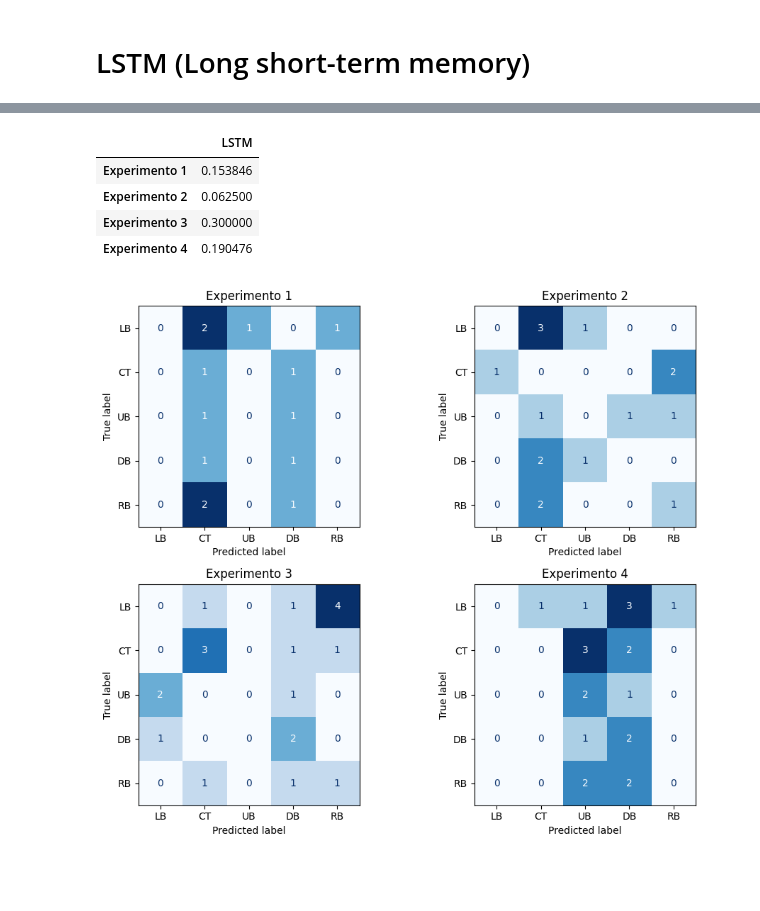
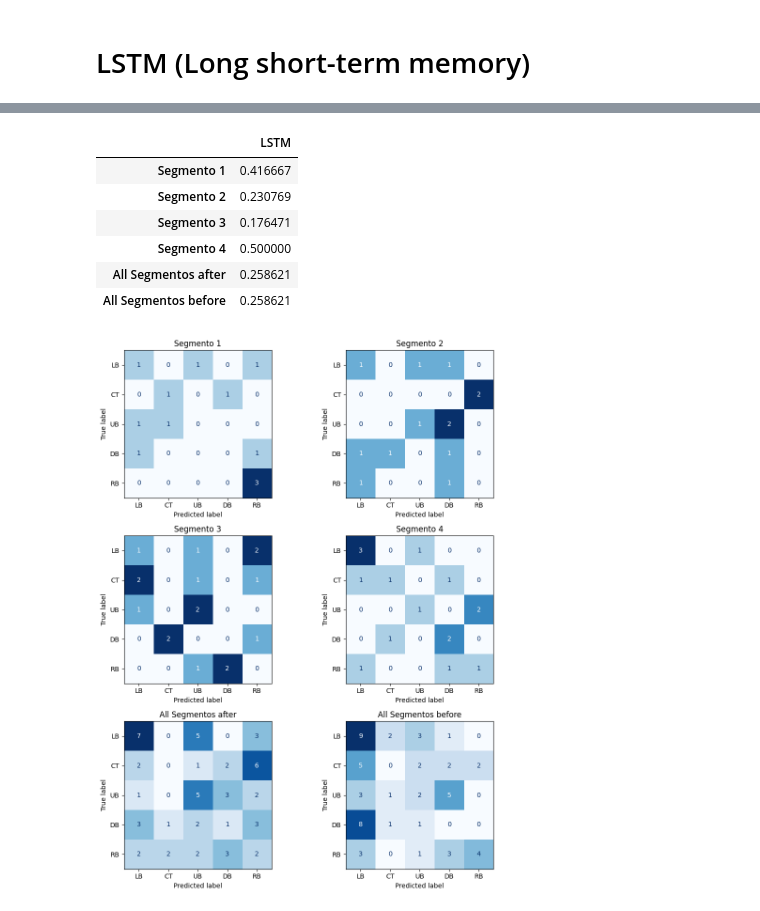
Before and after one commit to jpg1003/AnalisisEEG, a Jupyter notebook: codigo/notebooks/8.Deep_Learning-LSTM.ipynb, the cells around one changed output, grey strips where cells are left out. Saved outputs shown, nothing was run; the diff lists cells and outputs as text; code cells hidden in the pictures; blank space fills up the shorter version.

```diff
--- a/codigo/notebooks/8.Deep_Learning-LSTM.ipynb
+++ b/codigo/notebooks/8.Deep_Learning-LSTM.ipynb
@@ -15,10 +15,14 @@
 %run 3.Importaciones.ipynb
 %run 4.Variables_Clases.ipynb
 # %%
-experimento_1_nor = pd.read_csv('../datos/experimento_stscaler_1.csv', sep=',')
-experimento_2_nor = pd.read_csv('../datos/experimento_stscaler_2.csv', sep=',')
-experimento_3_nor = pd.read_csv('../datos/experimento_stscaler_3.csv', sep=',')
-experimento_4_nor = pd.read_csv('../datos/experimento_stscaler_4.csv', sep=',')
-experimento_all_nor = pd.read_csv('../datos/experimento_stscaler_all.csv', sep=',')
+datosEEG_seg1_standarizado = pd.read_csv('../datos/csv/seg1_stscaler.csv', sep=',')
+datosEEG_seg2_standarizado = pd.read_csv('../datos/csv/seg2_stscaler.csv', sep=',')
+datosEEG_seg3_standarizado = pd.read_csv('../datos/csv/seg3_stscaler.csv', sep=',')
+datosEEG_seg4_standarizado = pd.read_csv('../datos/csv/seg4_stscaler.csv', sep=',')
+datosEEG_std_after = pd.read_csv('../datos/csv/all_stscaler_after.csv', sep=',')
+datosEEG_std_before = pd.read_csv('../datos/csv/all_stscaler_before.csv', sep=',')
 
-experimentos_nor = [experimento_1_nor, experimento_2_nor, experimento_3_nor, experimento_4_nor]
+
+datosEEG_all = [datosEEG_seg1_standarizado, datosEEG_seg2_standarizado, datosEEG_seg3_standarizado, datosEEG_seg4_standarizado, datosEEG_std_after, datosEEG_std_before]
+datosEEG_all_nombres = {'segmento_1':datosEEG_seg1_standarizado, 'segmento_2':datosEEG_seg2_standarizado, 'segmento_3':datosEEG_seg3_standarizado,'segmento_4':datosEEG_seg4_standarizado, 'all_std_after':datosEEG_std_after, 'all_std_before':datosEEG_std_before}
+nombre_clases = valores_key(datosEEG_seg1_standarizado)
@@ -44,15 +43,14 @@ model_lstm = Sequential([
 # Compilación del modelo
 model_lstm.compile(optimizer='adam', metrics=['accuracy'], loss='sparse_categorical_crossentropy')
 # %%
-experimentos_nor = [experimento_1_nor, experimento_2_nor, experimento_3_nor, experimento_4_nor]
+
 accuracy_score_lstm = []
 accuracy_score_test_lstm =[]
 matriz_confusion_lstm = []
 matriz_confusion_test_lstm = []
 total_simple_lstm_trained = []
-nombre_clases = valores_key(experimento_1_nor)
 
-for dataset in experimentos_nor:
+for dataset in datosEEG_all:
 
     X_train, y_train, X_val, y_val, X_test, y_test = dividir_datos(dataset)
 
@@ -80,5 +78,5 @@ for dataset in experimentos_nor:
 # %%
-datos_lstm = pd.DataFrame(accuracy_score_lstm, columns=['LSTM'], index=(titulos))
+datos_lstm = pd.DataFrame(accuracy_score_lstm, columns=['LSTM'], index=(titulos_all))
 
 display(datos_lstm)
 
@@ -87,41 +85,43 @@ mc_lstm = []
 for matrices_lstm in matriz_confusion_lstm:
 
     mc_lstm.append(pd.DataFrame(matrices_lstm, index=nombre_clases, columns=nombre_clases))
 
 #https://scikit-learn.org/stable/modules/generated/sklearn.metrics.ConfusionMatrixDisplay.html
 
 # Creo una figura y ejes para dividir el espacio en cuatro subgráficos
-fig, axs = plt.subplots(2, 2, figsize=(10, 8))
+fig, axs = plt.subplots(3, 2, figsize=(10, 12))
 
 # Matrices de confusión y títulos para cada subgráfico
-dataframes = [mc_lstm[0], mc_lstm[1], mc_lstm[2], mc_lstm[3]]
+dataframes = [mc_lstm[0], mc_lstm[1], mc_lstm[2], mc_lstm[3], mc_lstm[4], mc_lstm[5]]
 
 
 # Itero sobre los DataFrames y títulos para imprimir matriz de confusión en un subgráfico
-for i, (dataframe, titulo) in enumerate(zip(dataframes, titulos)):
+for i, (dataframe, titulo) in enumerate(zip(dataframes, titulos_all)):
     fila = i // 2
     columna = i % 2
     ax = axs[fila, columna]
 
     # Se crea la impresion de la matriz de confusión y se implime
     disp = ConfusionMatrixDisplay(confusion_matrix=dataframe.values, display_labels=(nombre_clases))
     disp.plot(ax=ax, colorbar=False, cmap='Blues')
 
     # Añado el título al subgráfico
     ax.set_title(titulo)
 
 # Se ajusta el espaciado entre subgráficos
 plt.tight_layout()
 
 # Se imprime el gráfico
 plt.show()
 # %% [output]
 |  | LSTM |
-| Experimento 1 | 0.153846 |
-| Experimento 2 | 0.062500 |
-| Experimento 3 | 0.300000 |
-| Experimento 4 | 0.190476 |
+| Segmento 1 | 0.416667 |
+| Segmento 2 | 0.230769 |
+| Segmento 3 | 0.176471 |
+| Segmento 4 | 0.500000 |
+| All Segmentos after | 0.258621 |
+| All Segmentos before | 0.258621 |
-[figure, old version]
+[figure, new version]
 # %%
 def print_chart(ax, titulo_grafica, x_eje, y_eje, datos_lineas, titulos_lineas):
     """
```
Also changed, not shown: parts of 3 cells of this notebook, 8 other files.
